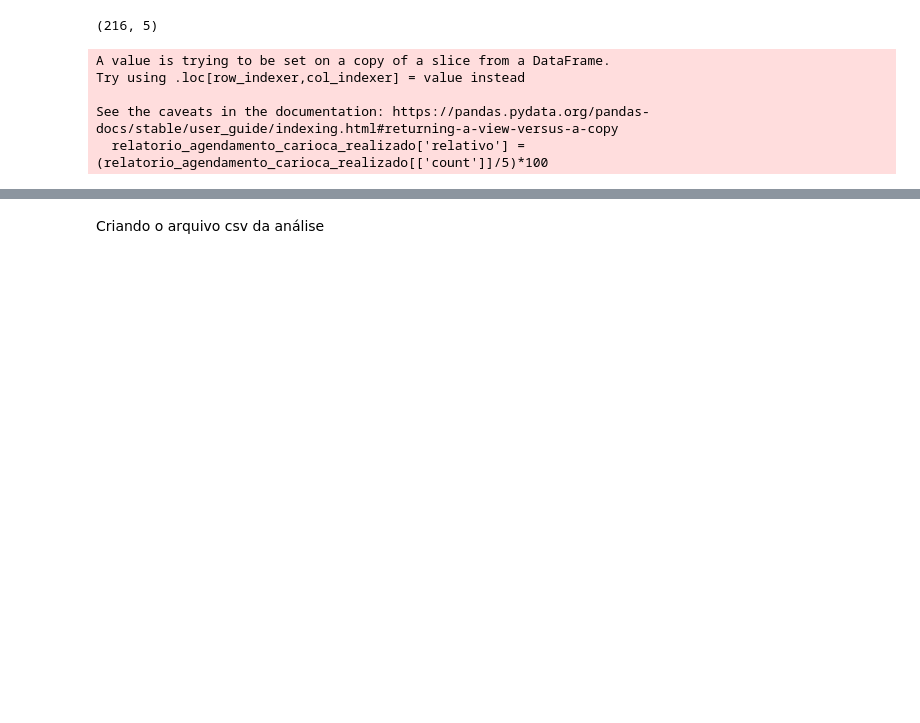
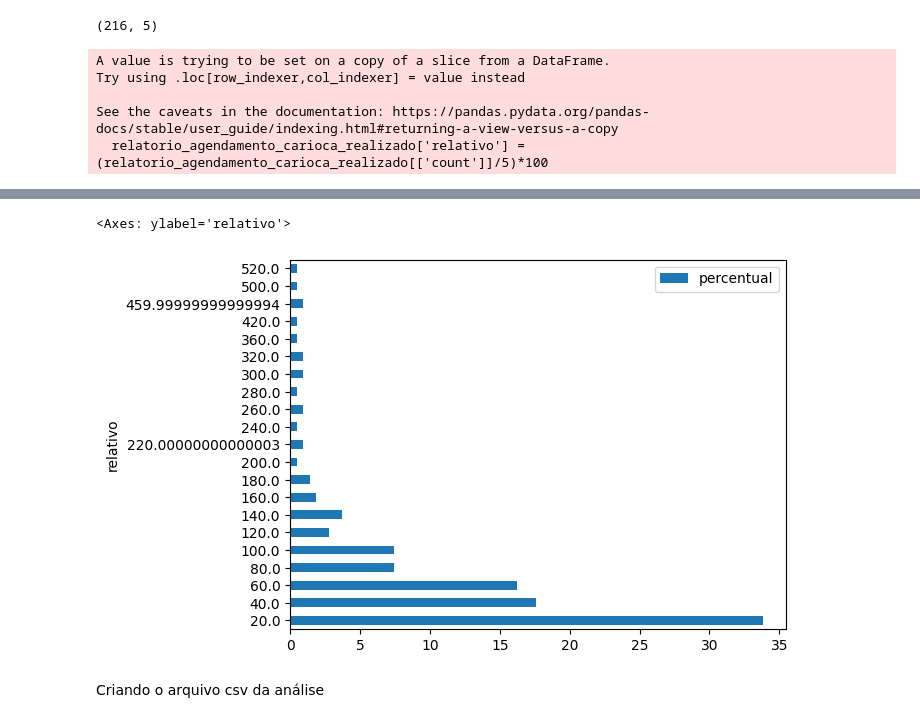
Before and after one commit to linounirio/acaocidada, a Jupyter notebook: relatorio1_bimestral.ipynb, the cells around one changed output, grey strips where cells are left out. Saved outputs shown, nothing was run; the diff lists cells and outputs as text; code cells hidden in the pictures; blank space fills up the shorter version.

```diff
--- a/relatorio1_bimestral.ipynb
+++ b/relatorio1_bimestral.ipynb
@@ -168 +168,5 @@ relatorio_agendamento_carioca_realizado
 216 rows × 6 columns
+# %%
+frequencia_relatorio1_indicador_utilizacao = DataFrame(relatorio_agendamento_carioca_realizado[['relativo']].value_counts()).reset_index()
+# %%
+frequencia_relatorio1_indicador_utilizacao['percentual']=round((frequencia_relatorio1_indicador_utilizacao[['count']]/frequencia_relatorio1_indicador_utilizacao['count'].sum())*100,2)
@@ -168,0 +186,2 @@ relatorio_agendamento_carioca_realizado
+# %%
+frequencia_relatorio1_indicador_utilizacao = frequencia_relatorio1_indicador_utilizacao.sort_values(by=['relativo'])
@@ -169,3 +208,8 @@ relatorio_agendamento_carioca_realizado
+# %%
+frequencia_relatorio1_indicador_utilizacao.plot.barh(x='relativo',y='percentual')
+# %% [output]
+<Axes: ylabel='relativo'>
+[figure, added]
 # %% [markdown]
 Criando o arquivo csv da análise
 # %%
```
Also changed, not shown: parts of 12 cells of this notebook.
